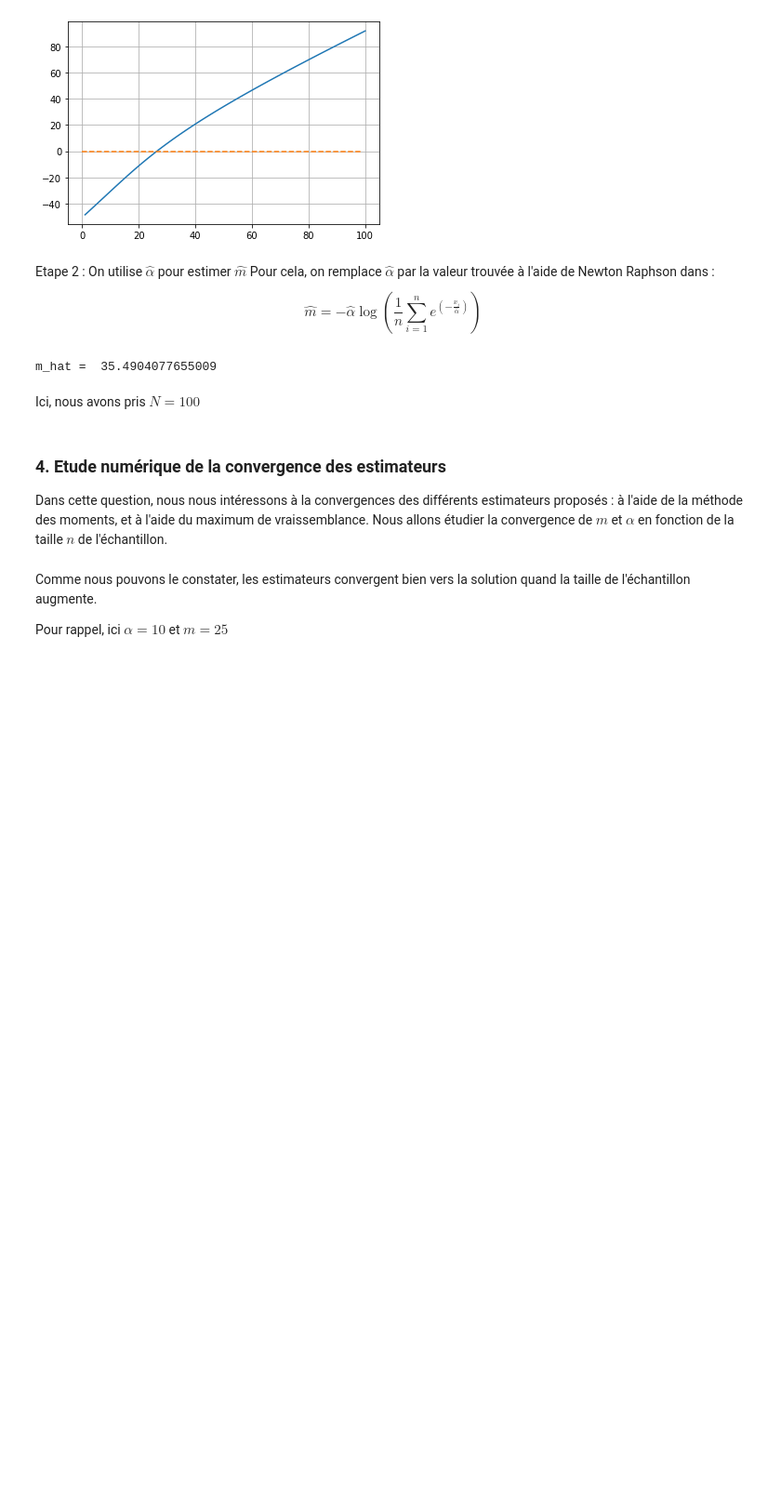
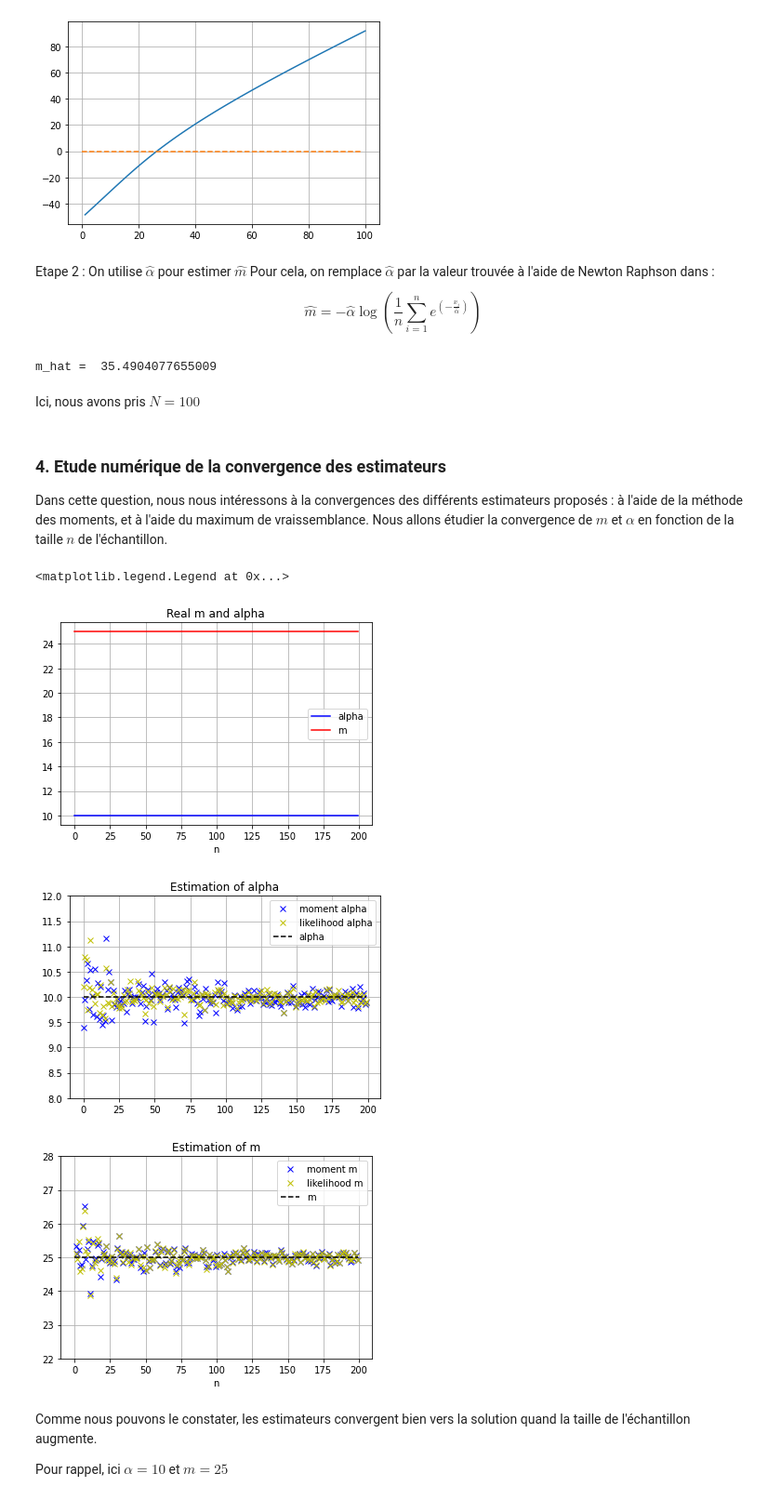
Before and after one commit to Aympab/Projet_Probas_Stats, a Jupyter notebook: probleme1.ipynb, the cells around one changed output. Shown at 93% size. Drawn from its saved outputs; the diff is of its cells as text; code cells hidden in the pictures; blank space fills up the shorter version.

```diff
--- a/probleme1.ipynb
+++ b/probleme1.ipynb
@@ -374,33 +409,41 @@ for n in range(10, N, 50) :
     a = likelihood_alpha(xs)
     l_as.append(a)
     l_ms.append(likelihood_m(xs, n, a))
 
 alphas = np.full(N//50, _alpha)
 ms = np.full(N//50, _m)
 
 plt.figure(1)
 plt.title("Real m and alpha")
 plt.plot(alphas, '-b', label="alpha")
 plt.plot(ms, '-r', label="m")
 plt.xlabel("n")
+plt.grid()
 plt.legend()
 
 plt.figure(2)
 plt.title("Estimation of alpha")
 plt.plot(m_as, 'xb', label="moment alpha")
 plt.plot(l_as, 'xy', label="likelihood alpha")
 plt.plot(alphas, '--k', label="alpha")
 plt.ylim(_alpha-2, _alpha+2)
+plt.grid()
 plt.legend()
 
 plt.figure(3)
 plt.title("Estimation of m")
 plt.plot(m_ms, 'xb', label="moment m")
 plt.plot(l_ms, 'xy', label="likelihood m")
 plt.plot(ms, '--k', label="m")
 plt.xlabel("n")
 plt.ylim(_m-3, _m+3)
+plt.grid()
 plt.legend()
+# %% [output]
+<matplotlib.legend.Legend at 0x...>
+[figure, added]
+[figure, added]
+[figure, added]
 # %% [markdown]
 Comme nous pouvons le constater, les estimateurs convergent bien vers la solution quand la taille de l'échantillon augmente.
 
```
Also changed, not shown: parts of 1 cell of this notebook.
